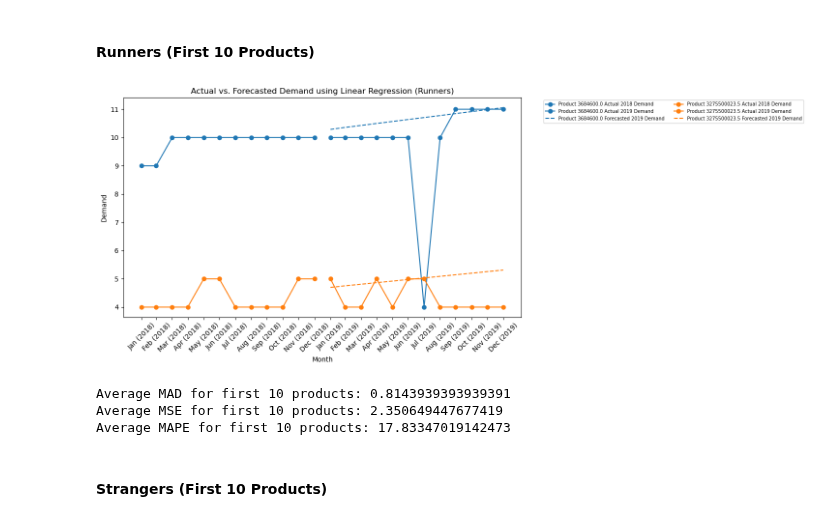
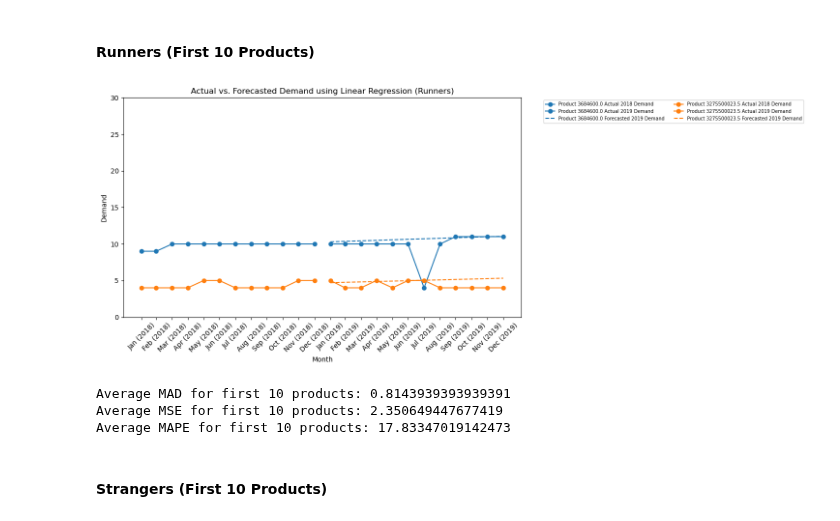
Before and after one commit to achchala/inventory-forecasting, a Jupyter notebook: linear_regression.ipynb, the cells around one changed output. Drawn from its saved outputs; the diff is of its cells as text; code cells hidden in the pictures.

```diff
--- a/linear_regression.ipynb
+++ b/linear_regression.ipynb
@@ -261,34 +261,36 @@ for idx, (product_id, row) in enumerate(df_runners.iterrows()):
         plt.plot(date_range[12:], test_data, marker='o', color=color, label=f'Product {product_id} Actual 2019 Demand')
 
         # Overlay forecasted demand for 2019 with red dashed line
         plt.plot(date_range[12:], predictions, linestyle='--', color=color, label=f'Product {product_id} Forecasted 2019 Demand')
 
+        plt.ylim(bottom=0, top=30)
+
         # Increment the product counter
         num_products_processed += 1
 
     # Stop after plotting 10 products
     # if num_products_processed >= 10:
     #     break
 
 # Adjusting the x-axis to display full date range with formatted labels
 plt.xticks(date_range, [date.strftime('%b (%Y)') for date in date_range], rotation=45)
 plt.xlabel('Month')
 plt.ylabel('Demand')
 plt.title('Actual vs. Forecasted Demand using Linear Regression (Runners)')
 plt.legend(bbox_to_anchor=(1.05, 1), loc='upper left', fontsize='x-small', ncol=2)
 plt.tight_layout()
 plt.show()
 
 # Calculate and display average metrics
 average_mad = np.mean(mad_list)
 average_mse = np.mean(mse_list)
 average_mape = np.mean(mape_list)
 
 print(f'Average MAD for first 10 products: {average_mad}')
 print(f'Average MSE for first 10 products: {average_mse}')
 print(f'Average MAPE for first 10 products: {average_mape}')
 # %% [output]
-[figure, old version]
+[figure, new version]
 Average MAD for first 10 products: 0.8143939393939391
 Average MSE for first 10 products: 2.350649447677419
 Average MAPE for first 10 products: 17.83347019142473
```
Also changed, not shown: 1 other file.
